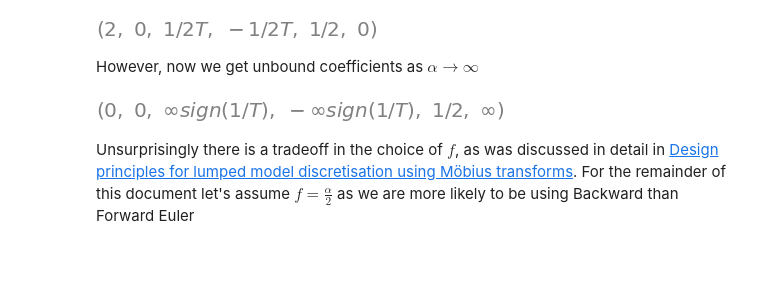
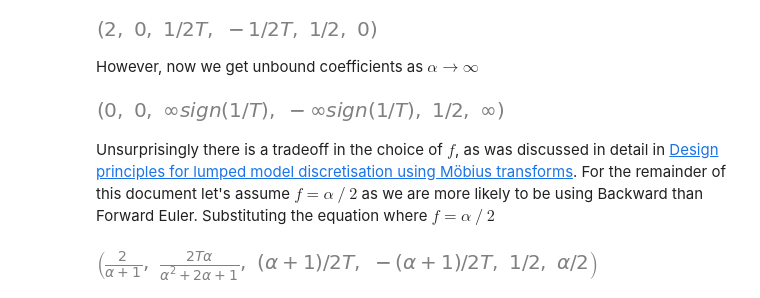
Before and after one commit to multivac61/dsp, a Jupyter notebook: kurt_filter_discretization.ipynb, the cells around one changed output. Drawn from its saved outputs; the diff is of its cells as text; code cells hidden in the pictures; blank space fills up the shorter version.

Commit message:
Finish writing out step for alpha discretization, and correct minor mistakes in the maths.

```diff
--- a/kurt_filter_discretization.ipynb
+++ b/kurt_filter_discretization.ipynb
@@ -252,4 +252,8 @@ tuple(map(lambda s: limit(s.subs({f:alpha/2}), alpha, oo), sol))
 # %% [output]
 [figure]
 # %% [markdown]
-Unsurprisingly there is a tradeoff in the choice of $f$, as was discussed in detail in [Design principles for lumped model discretisation using Möbius transforms](https://www.ntnu.edu/documents/1001201110/1266017954/DAFx-15_submission_52.pdf). For the remainder of this document let's assume $f = \frac{\alpha}{2}$ as we are more likely to be using Backward than Forward Euler
+Unsurprisingly there is a tradeoff in the choice of $f$, as was discussed in detail in [Design principles for lumped model discretisation using Möbius transforms](https://www.ntnu.edu/documents/1001201110/1266017954/DAFx-15_submission_52.pdf). For the remainder of this document let's assume $f = \alpha\ /\ 2$ as we are more likely to be using Backward than Forward Euler. Substituting the equation where $f = \alpha\ /\ 2$
+# %%
+nsimplify(tuple(map(lambda s: s.subs({f:alpha/2}), sol)))
+# %% [output]
+[figure, added]
```
Also changed, not shown: parts of 8 cells of this notebook.
